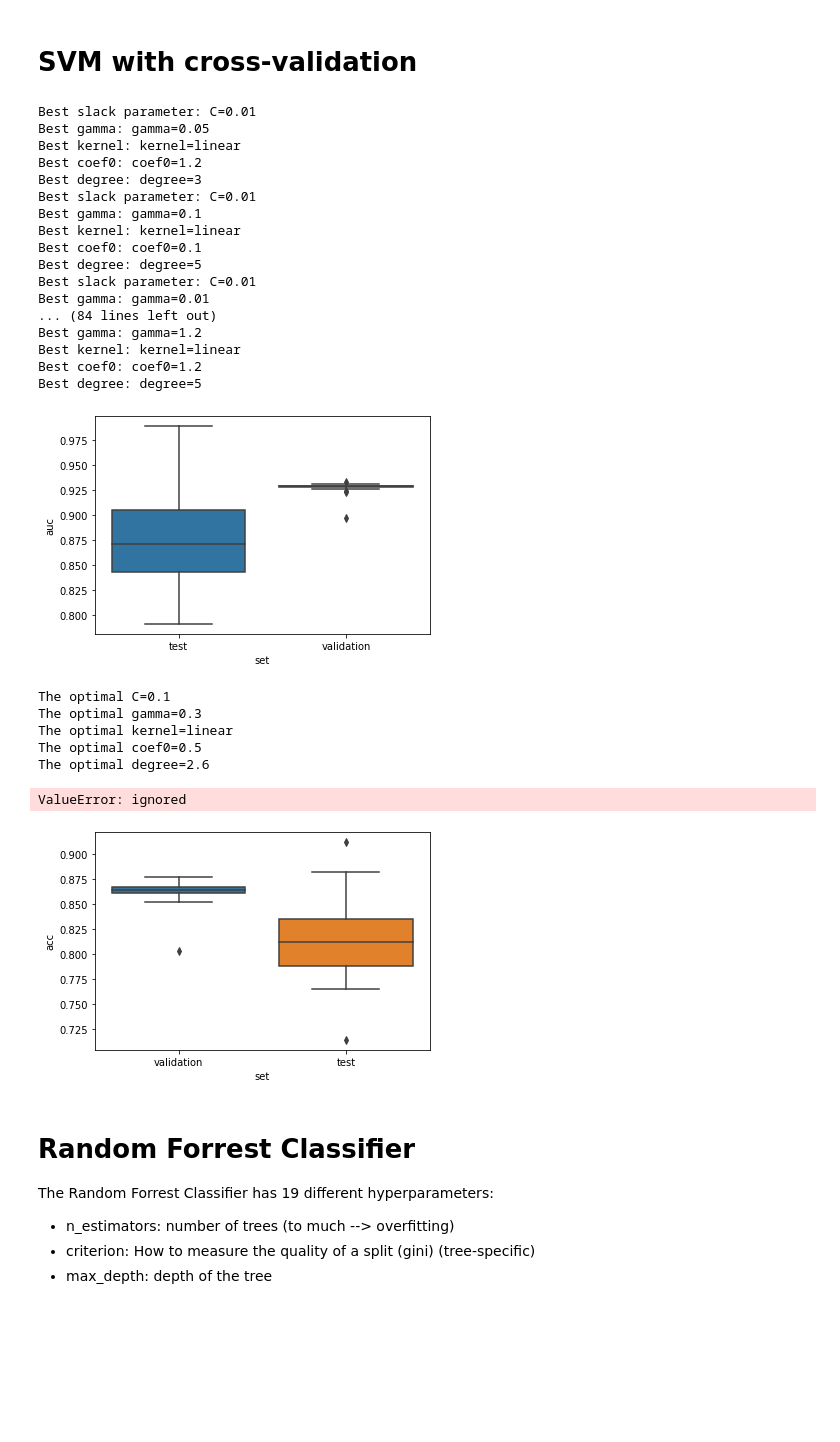
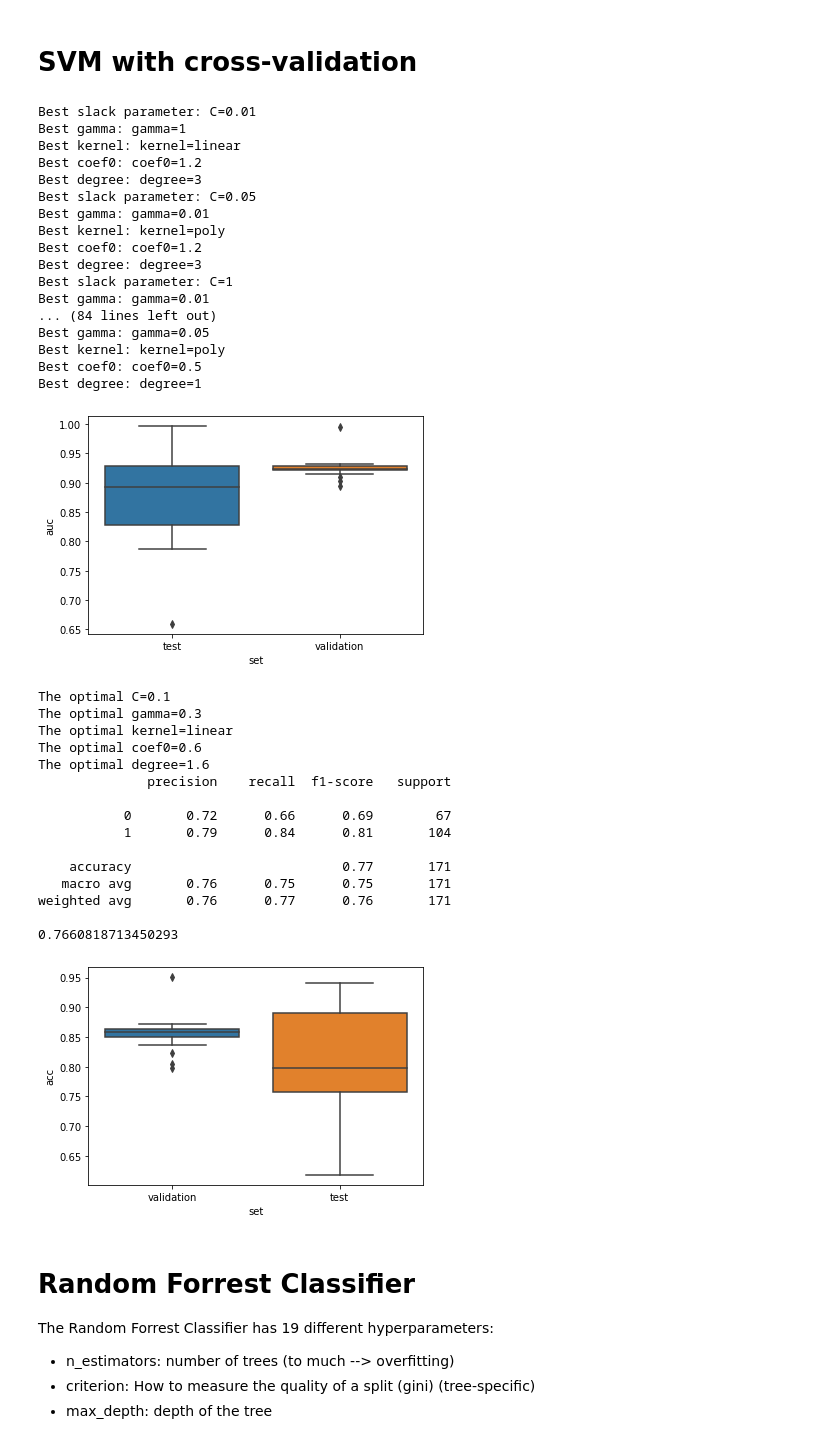
Before and after one commit to annawalstra/TM10007_Group5, a Jupyter notebook: assignment.ipynb, the cells around one changed output. Cells and saved outputs as stored; diff of their text form; code cells hidden in the pictures; blank space fills up the shorter version.

```diff
--- a/assignment.ipynb
+++ b/assignment.ipynb
@@ -546,8 +546,8 @@ for validation_index, test_index in cv_20fold.split(X_train_pca, Y_train):
     X_validation = X_train_pca[validation_index]
     Y_validation = np.array(Y_train)[validation_index]
 
-    X_test_SVM = X_train_pca[test_index]
-    Y_test_SVM = np.array(Y_train)[test_index]
+    X_test = X_train_pca[test_index]
+    y_test = np.array(Y_train)[test_index]
 
 
     # Same as above
@@ -575,19 +575,20 @@ for validation_index, test_index in cv_20fold.split(X_train_pca, Y_train):
     best_degree.append(clf.degree)
 
     # Test the classifier on the test data
-    probabilities = clf.predict_proba(X_test_SVM)
+    probabilities = clf.predict_proba(X_test)
     scores = probabilities[:, 1]
 
     # Get the accuracy
     Y_pred = clf.predict(X_validation)
     accuracy=metrics.accuracy_score(Y_validation, Y_pred)
     results_acc.append({'acc': accuracy,'set': 'validation'})
-    Y_pred = clf.predict(X_test_SVM)
-    accuracy = metrics.accuracy_score(Y_test_SVM, Y_pred)
+    Y_pred = clf.predict(X_test)
+    accuracy = metrics.accuracy_score(y_test, Y_pred)
     results_acc.append({'acc': accuracy,'set': 'test'})
 
+
     # Get the auc
-    auc = metrics.roc_auc_score(Y_test_SVM, scores)
+    auc = metrics.roc_auc_score(y_test, scores)
     results.append({'auc': auc,'C': clf.C, 'gamma': clf.gamma,
                     'kernel': clf.kernel, 'coef0': clf.coef0,
                     'degree': clf.degree,'set': 'test'})
@@ -616,54 +617,63 @@ plt.show()
 results_acc = pd.DataFrame(results_acc)
 seaborn.boxplot(y='acc', x='set', data=results_acc)
 
 optimal_C = (np.mean(best_C))
 print(f"The optimal C={optimal_C:.1f}")
 optimal_gamma = (np.mean(best_gamma))
 print(f"The optimal gamma={optimal_gamma:.1f}")
 optimal_kernel = (most_frequent(best_kernel))
 print(f"The optimal kernel={optimal_kernel}")
 optimal_coef0 = (np.mean(best_coef0))
 print(f"The optimal coef0={optimal_coef0:.1f}")
 optimal_degree = (np.mean(best_degree))
 print(f"The optimal degree={optimal_degree:.1f}")
 
-grid = SVC(C=round(optimal_C,1), gamma=round(optimal_gamma,1), kernel=optimal_kernel,
-          coef0=round(optimal_coef0,1), degree=round(optimal_degree,1))
+grid = SVC(C=round(optimal_C,2), gamma=round(optimal_gamma,2), kernel=optimal_kernel,
+          coef0=round(optimal_coef0,2), degree=round(optimal_degree,2))
 
 # fitting the model for grid search
 clf = grid.fit(X_train_pca, Y_train)
 
 from sklearn.metrics import classification_report
 
 print(classification_report(Y_test, clf.predict(X_test_pca)))
 #y_pred = clf.predict(X_test_pca)
 print(clf.score(X_test_pca, Y_test))
 # %% [output]
 Best slack parameter: C=0.01
-Best gamma: gamma=0.05
+Best gamma: gamma=1
 Best kernel: kernel=linear
 Best coef0: coef0=1.2
 Best degree: degree=3
-Best slack parameter: C=0.01
-Best gamma: gamma=0.1
-Best kernel: kernel=linear
-Best coef0: coef0=0.1
-Best degree: degree=5
-Best slack parameter: C=0.01
+Best slack parameter: C=0.05
+Best gamma: gamma=0.01
+Best kernel: kernel=poly
+Best coef0: coef0=1.2
+Best degree: degree=3
+Best slack parameter: C=1
 Best gamma: gamma=0.01
 ... (84 lines left out)
-Best gamma: gamma=1.2
-Best kernel: kernel=linear
-Best coef0: coef0=1.2
-Best degree: degree=5
+Best gamma: gamma=0.05
+Best kernel: kernel=poly
+Best coef0: coef0=0.5
+Best degree: degree=1
-[figure, old version]
+[figure, new version]
 The optimal C=0.1
 The optimal gamma=0.3
 The optimal kernel=linear
-The optimal coef0=0.5
-The optimal degree=2.6
+The optimal coef0=0.6
+The optimal degree=1.6
+              precision    recall  f1-score   support
+
+           0       0.72      0.66      0.69        67
+           1       0.79      0.84      0.81       104
+
+    accuracy                           0.77       171
+   macro avg       0.76      0.75      0.75       171
+weighted avg       0.76      0.77      0.76       171
+
+0.7660818713450293
-ValueError: ignored
-[figure, old version]
+[figure, new version]
 # %% [markdown]
 # **Random Forrest Classifier**
 
```
Also changed, not shown: parts of 4 cells of this notebook.
